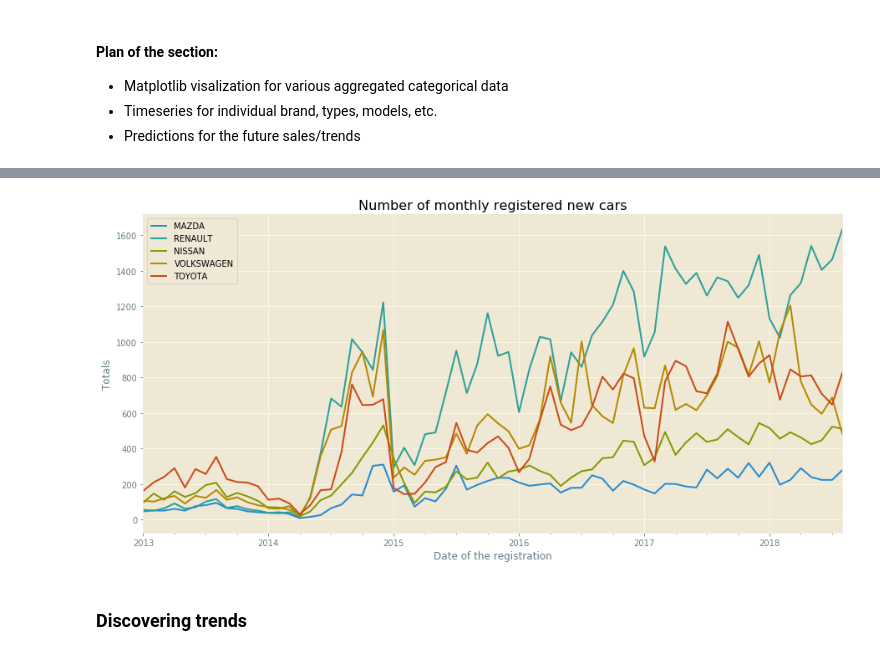
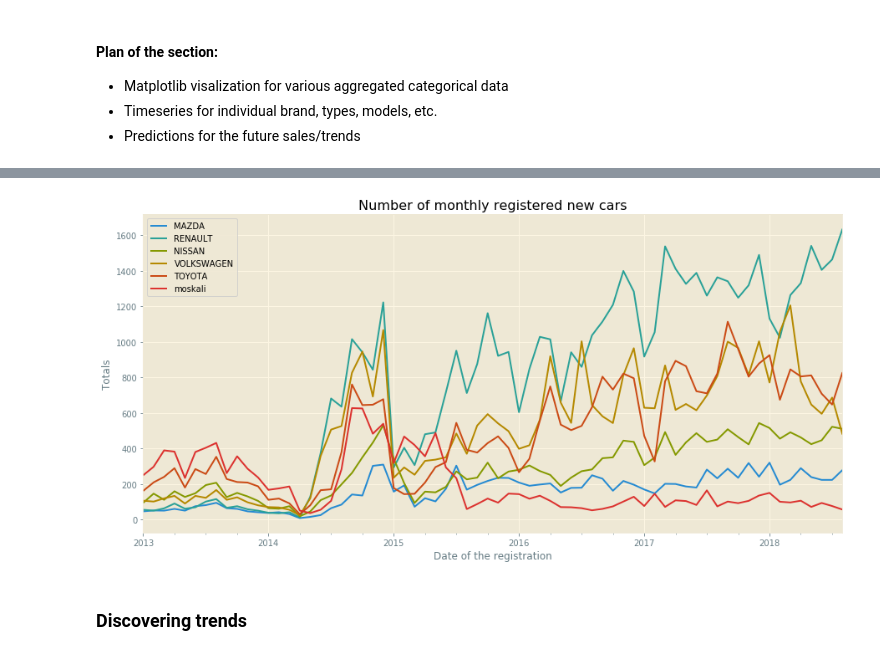
Before and after one commit to apavlenko69/UA_tz_trends, a Jupyter notebook: UA_Tranportni_zasoby.ipynb, the cells around one changed output, grey strips where cells are left out. Saved outputs shown, nothing was run; the diff lists cells and outputs as text; code cells hidden in the pictures.

```diff
--- a/UA_Tranportni_zasoby.ipynb
+++ b/UA_Tranportni_zasoby.ipynb
@@ -211,30 +434,30 @@ s = plt.style.available
 print(s)
 # %%
 # Prepare data
-
 params = ['Fuel', 'Brand', 'Model', 'Color']
 p = params[1]
-date = '2013'
-UA_brands = ['ЗАЗ','DAEWOO','ЗАЗ-DAEWOO', 'ЛУАЗ']
+#date = '2018'
+#UA_brands = ['ЗАЗ','DAEWOO','ЗАЗ-DAEWOO', 'ЛУАЗ']
 
-df_all_new = df[df['Oper_code'] == 100]
+# Subset for cars with the first registration in UA
+df_all_new = df[df['Oper_code'] == 100][:'2018']
 
 data = df_all_new[(df_all_new.Kind == 'ЛЕГКОВИЙ')
 #                   & (df_new_cars.Brand.isin(UA_brands))
                   ]
 
 # Stripe top 20
-x_var = data[:date][p].value_counts()[:20].index
-y_var = data[:date][p].value_counts()[:20].values
-
+x_var = data[p].value_counts()[:20].index
+y_var = data[p].value_counts()[:20].values
 
 # Create plot
 fig, ax = plt.subplots(figsize=(14,8))
 rects = ax.bar(x=x_var, height=y_var)
 
 #  Customize plot
-ax.set(title='Кількість авто за параметром "' + str(p).upper() + '". За період - ' + date)
+ax.set(ylabel='Кількість авто, од.', xlabel=p, title='Розподіл за типом ' + p)
 ax.set_xticklabels(labels=x_var, rotation=-30, ha='left')
+fig.patch.set_facecolor('white')
 
 # add labels for the bars
 for rect in rects:
@@ -267,22 +490,23 @@ respectful_brands = [
 df_brands = [df_all_new[df_all_new['Brand'] == brand] for brand in respectful_brands]
 df_moskal = df_all_new[df_all_new['Brand'].isin(moskals)]
 # %%
-fig, ax1 = plt.subplots(figsize=(15,7))
+fig1, ax1 = plt.subplots(figsize=(15,7))
 
 for data in df_brands:
     data[:'2018-8'].resample('M').Person.count().plot(ax=ax1)
 
-#df_moskal[:'2018'].resample('M').Person.count().plot(ax=ax1)
+df_moskal[:'2018-8'].resample('M').Person.count().plot(ax=ax1)
 
 
 ax1.legend(respectful_brands
-#           + ['москалі']
+           + ['moskali']
           )
 ax1.set(xlabel='Date of the registration', ylabel='Totals', title='Number of monthly registered new cars')
+fig1.patch.set_facecolor('white')
 
 plt.show()
 # %% [output]
-[figure, old version]
+[figure, new version]
 # %% [markdown]
 ### Discovering trends
 # %%
```
Also changed, not shown: parts of 36 cells of this notebook.
